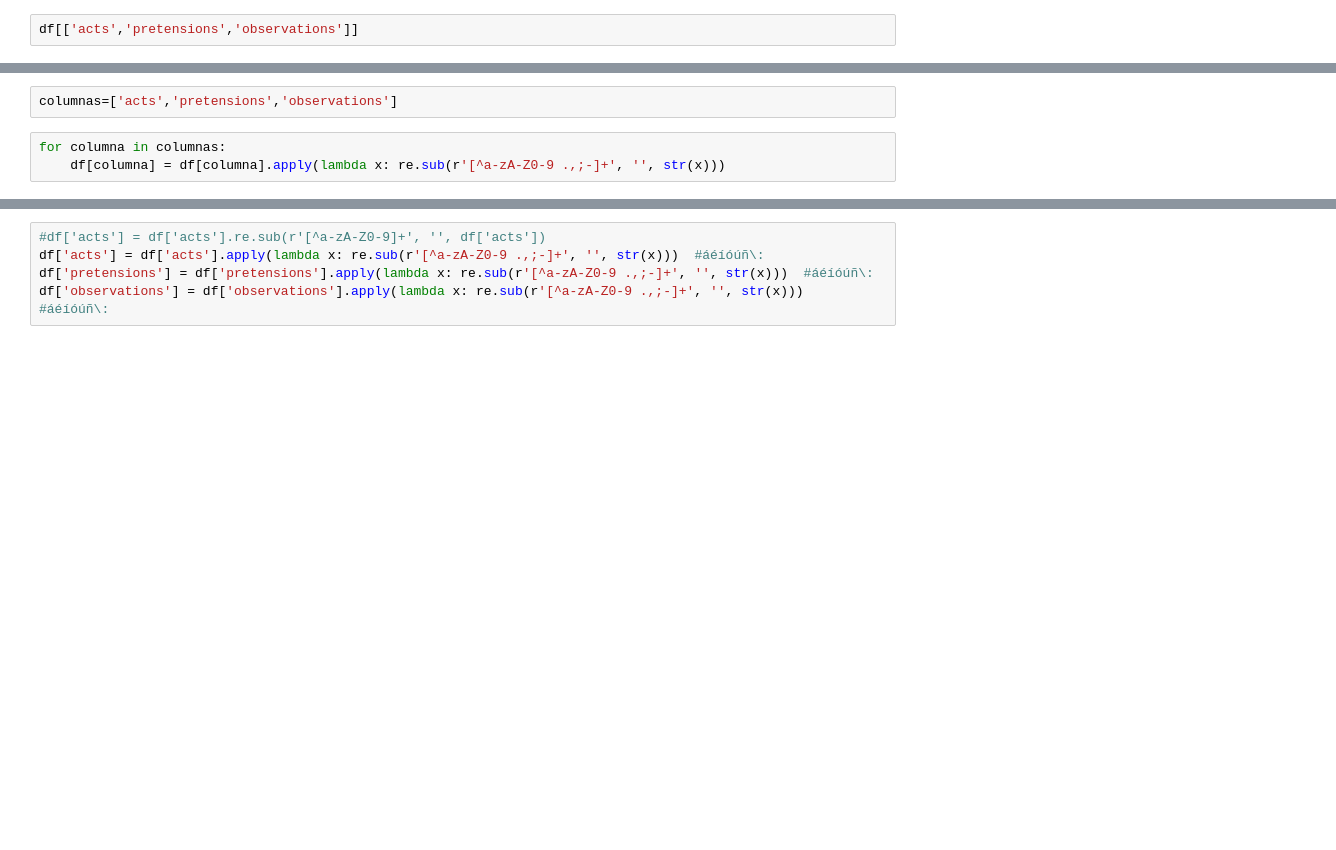
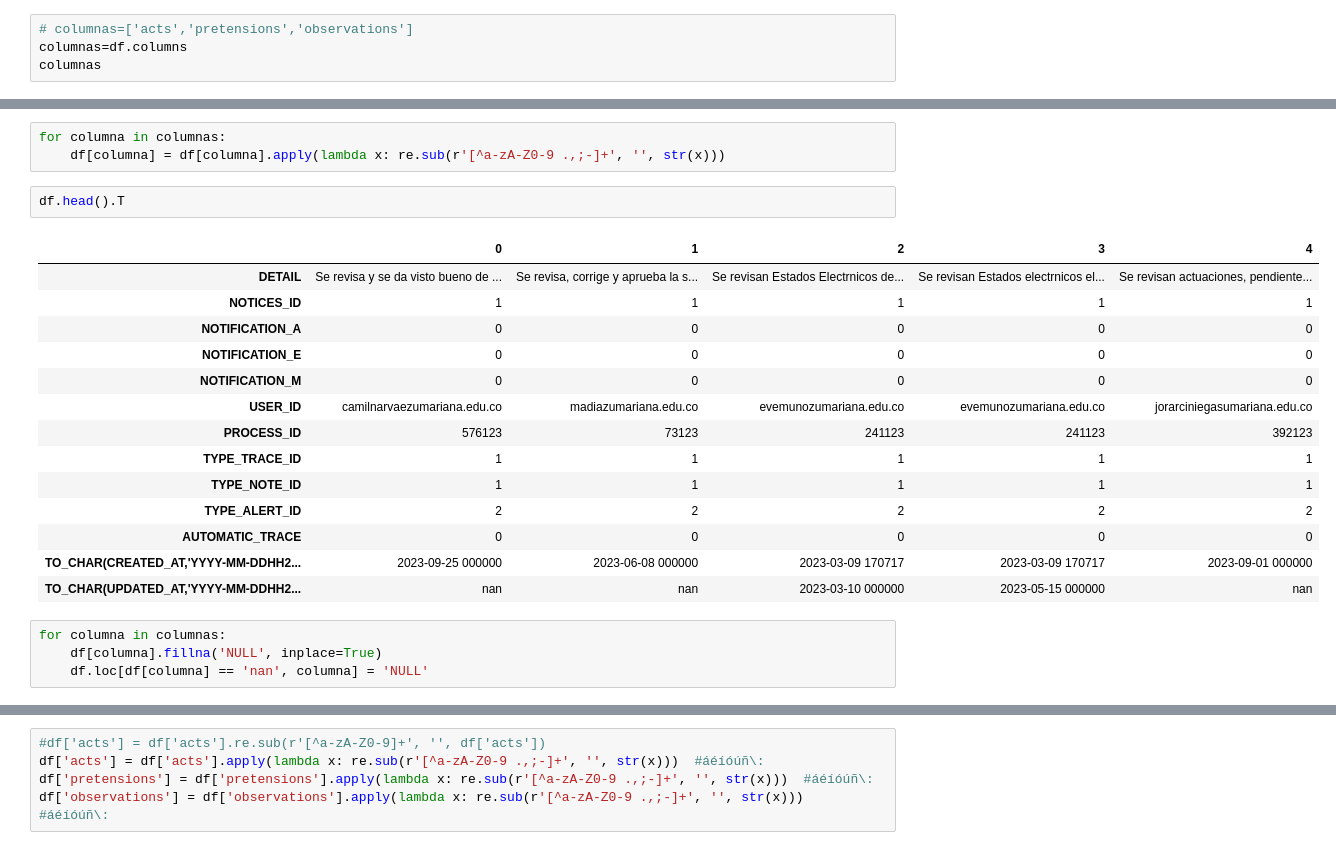
Before and after one commit to carlgomv/python-parquet-examples, a Jupyter notebook: src/csv_2_csv.ipynb, the cells around one changed output, grey strips where cells are left out. Saved outputs shown, nothing was run; the diff lists cells and outputs as text; blank space fills up the shorter version.

```diff
--- a/src/csv_2_csv.ipynb
+++ b/src/csv_2_csv.ipynb
@@ -119,3 +194,5 @@ df[df.case_number == 'RAD2022000213'][['acts','pretensions','observations']]
 # %%
-df[['acts','pretensions','observations']]
+# columnas=['acts','pretensions','observations']
+columnas=df.columns
+columnas
 # %% [output]
@@ -135,5 +205,24 @@ df[['acts','pretensions','observations']]
-# %%
-columnas=['acts','pretensions','observations']
 # %%
 for columna in columnas:
     df[columna] = df[columna].apply(lambda x: re.sub(r'[^a-zA-Z0-9 .,;-]+', '', str(x)))
+# %%
+df.head().T
+# %% [output]
+|  | 0 | 1 | 2 | 3 | 4 |
+| DETAIL | Se revisa y se da visto bueno de ... | Se revisa, corrige y aprueba la s... | Se revisan Estados Electrnicos de... | Se revisan Estados electrnicos el... | Se revisan actuaciones, pendiente... |
+| NOTICES_ID | 1 | 1 | 1 | 1 | 1 |
+| NOTIFICATION_A | 0 | 0 | 0 | 0 | 0 |
+| NOTIFICATION_E | 0 | 0 | 0 | 0 | 0 |
+| NOTIFICATION_M | 0 | 0 | 0 | 0 | 0 |
+| USER_ID | camilnarvaezumariana.edu.co | madiazumariana.edu.co | evemunozumariana.edu.co | evemunozumariana.edu.co | jorarciniegasumariana.edu.co |
+| PROCESS_ID | 576123 | 73123 | 241123 | 241123 | 392123 |
+| TYPE_TRACE_ID | 1 | 1 | 1 | 1 | 1 |
+| TYPE_NOTE_ID | 1 | 1 | 1 | 1 | 1 |
+| TYPE_ALERT_ID | 2 | 2 | 2 | 2 | 2 |
+| AUTOMATIC_TRACE | 0 | 0 | 0 | 0 | 0 |
+| TO_CHAR(CREATED_AT,'YYYY-MM-DDHH2... | 2023-09-25 000000 | 2023-06-08 000000 | 2023-03-09 170717 | 2023-03-09 170717 | 2023-09-01 000000 |
+| TO_CHAR(UPDATED_AT,'YYYY-MM-DDHH2... | nan | nan | 2023-03-10 000000 | 2023-05-15 000000 | nan |
+# %%
+for columna in columnas:
+    df[columna].fillna('NULL', inplace=True)
+    df.loc[df[columna] == 'nan', columna] = 'NULL'
```
Also changed, not shown: parts of 21 cells of this notebook, 1 other file.
